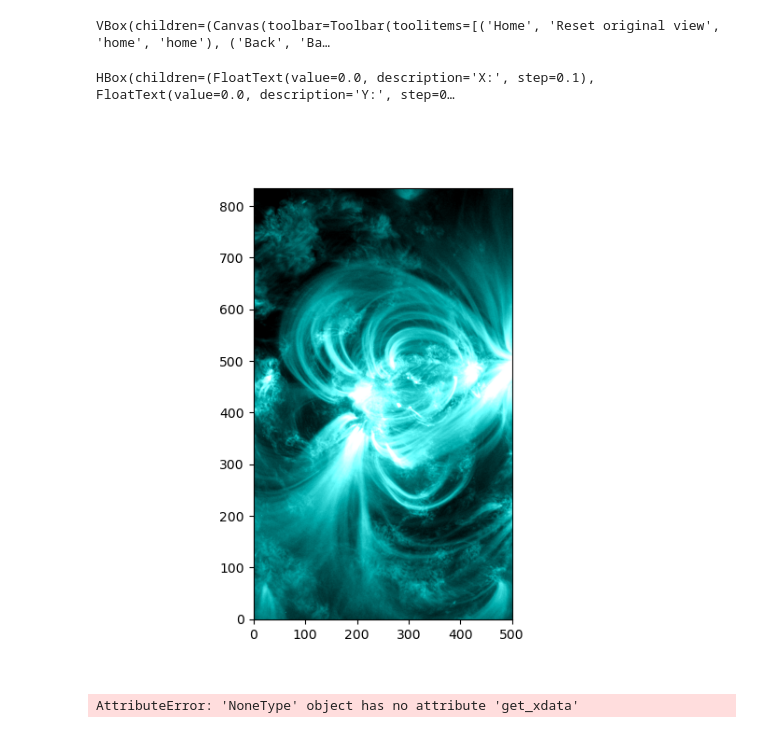
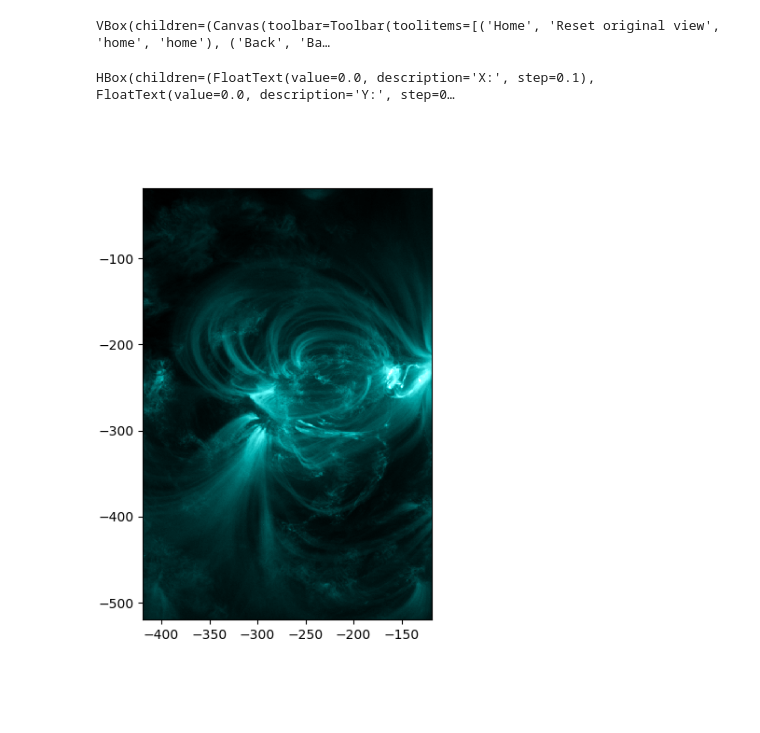
Before and after one commit to SunImagesTDPB/GeneralSolarAnalysis, a Jupyter notebook: main.ipynb, the cells around one changed output. Drawn from its saved outputs; the diff is of its cells as text; code cells hidden in the pictures.

Commit message:
From pixels to coordinates

```diff
--- a/main.ipynb
+++ b/main.ipynb
@@ -1,22 +1,23 @@
 # %%
 from InteractiveLoopTracer import *
 from WideLoop import *
 
 %matplotlib widget
 
 lines = [94, 131, 171, 193, 211, 304, 335]
 images = os.listdir('../sunishot/images')
 
 tmp = [sunpy.map.Map(f'../sunishot/images/{filename}') for filename in images if filename.find(f'{lines[2]}A') != -1]
 aia_map = sunpy.map.Map(tmp, sequence=True)
+x_grid = np.linspace(aia_map[0].bottom_left_coord.Tx.value, aia_map[0].top_right_coord.Tx.value, aia_map[0].data.shape[1])
+y_grid = np.linspace(aia_map[0].bottom_left_coord.Ty.value, aia_map[0].top_right_coord.Ty.value, aia_map[0].data.shape[0])
 
-tracer = WideLoop(aia_map.data[:,:,0])
+tracer = WideLoop(aia_map.data[:,:,50], x_grid, y_grid)
 tracer.show()
 # %% [output]
 VBox(children=(Canvas(toolbar=Toolbar(toolitems=[('Home', 'Reset original view', 'home', 'home'), ('Back', 'Ba…
 HBox(children=(FloatText(value=0.0, description='X:', step=0.1), FloatText(value=0.0, description='Y:', step=0…
-[figure, old version]
+[figure, new version]
-AttributeError: 'NoneType' object has no attribute 'get_xdata'
 # %%
 aia_map.data
 # %% [output]
```
Also changed, not shown: 2 other files.
